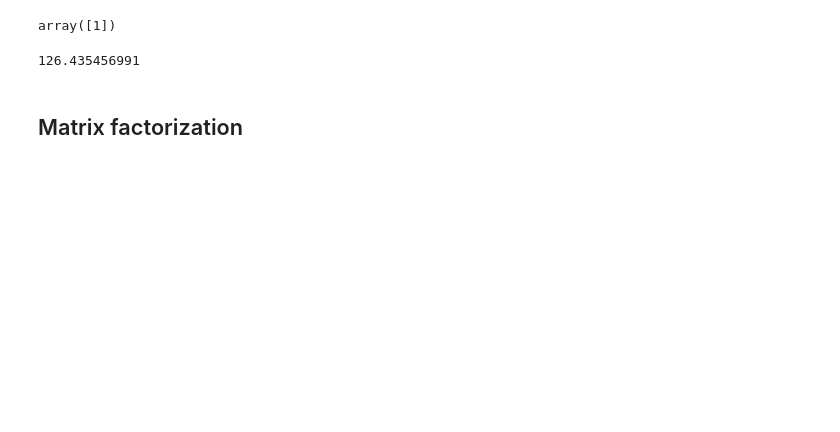
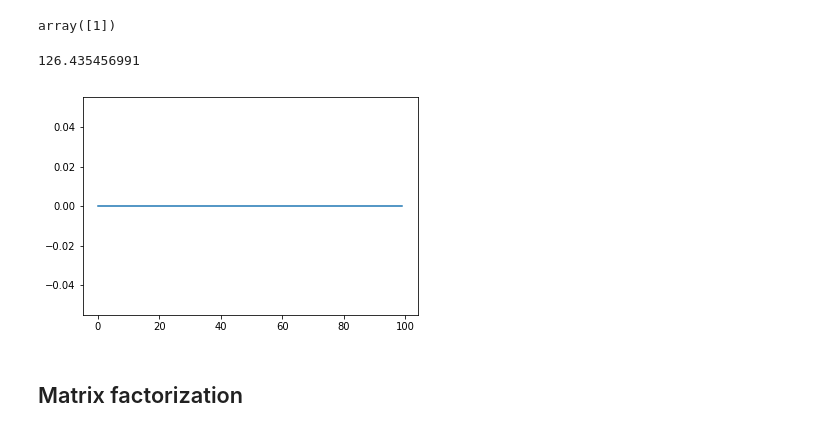
Before and after one commit to luym11/CS340, a Jupyter notebook: stage_F/DM_Final.ipynb, the cells around one changed output. Drawn from its saved outputs; the diff is of its cells as text; code cells hidden in the pictures; blank space fills up the shorter version.

```diff
--- a/stage_F/DM_Final.ipynb
+++ b/stage_F/DM_Final.ipynb
@@ -564,6 +560,11 @@ for i in range(100):# n is too much
 # %%
 for i in range(K):
     HRS.append(hits[i]/len(test_edges))
+# %%
+plt.plot(HRS)
+plt.show()
+# %% [output]
+[figure, added]
 # %% [markdown]
 ## Matrix factorization
 # %%
```
Also changed, not shown: parts of 31 cells of this notebook, 1 other file.
